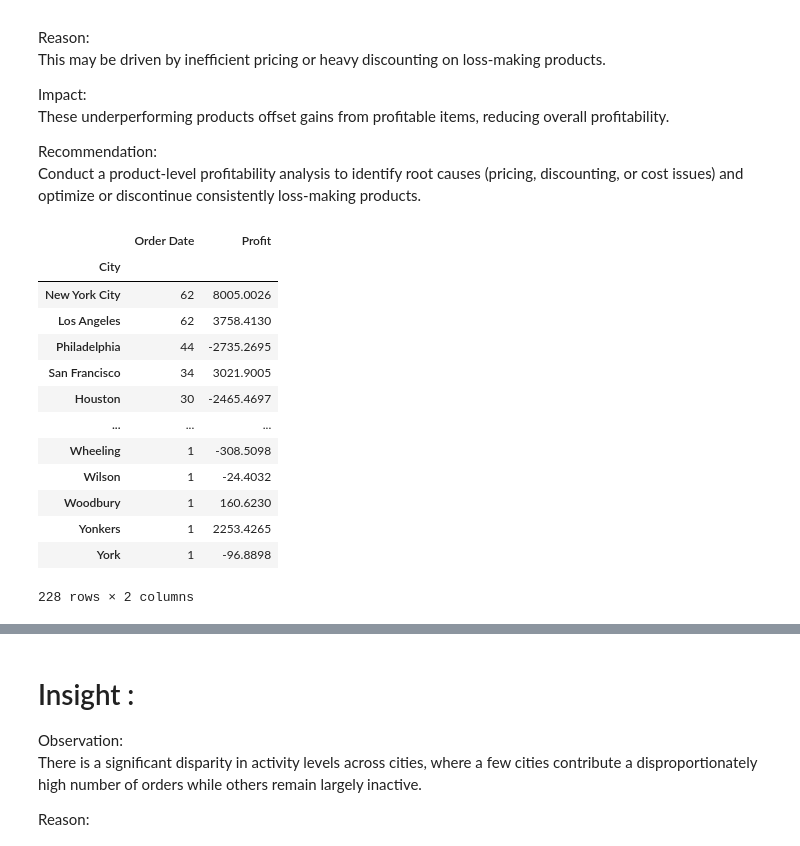
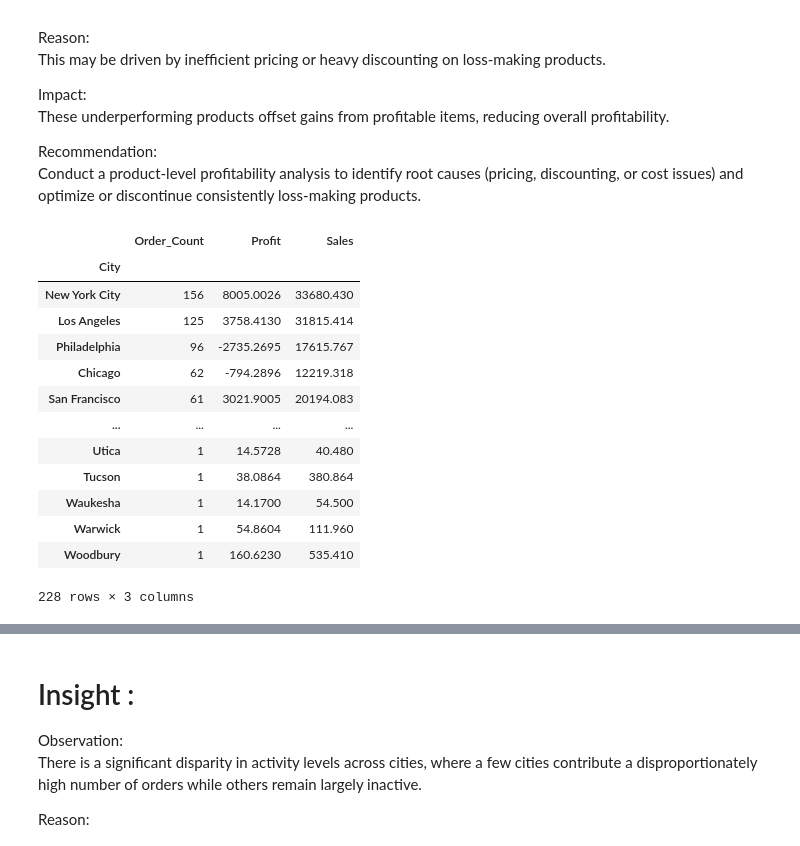
Before and after one commit to vyomvy/superstore-analysis, a Jupyter notebook: analysis.ipynb, the cells around one changed output, grey strips where cells are left out. Drawn from its saved outputs; the diff is of its cells as text; code cells hidden in the pictures.

```diff
--- a/analysis.ipynb
+++ b/analysis.ipynb
@@ -253,22 +278,25 @@ Recommendation:\
 Conduct a product-level profitability analysis to identify root causes (pricing, discounting, or cost issues) and optimize or discontinue consistently loss-making products.
 # %%
 df['Order Date'] = pd.to_datetime(df['Order Date'])
-df.groupby('City').agg({
-    'Order Date':'nunique',
-    'Profit':'sum'
-}).sort_values(by='Order Date',ascending=False)
+g=df.groupby('City').agg({
+    'Order_ID':'count',
+    'Profit':'sum',
+    'Sales':'sum'
+}).sort_values(by='Order_ID',ascending=False)
+g.rename(columns={'Order_ID':'Order_Count'},inplace='true')
+g
 # %% [output]
-|  | Order Date | Profit |
-| City |  |  |
-| New York City | 62 | 8005.0026 |
-| Los Angeles | 62 | 3758.4130 |
-| Philadelphia | 44 | -2735.2695 |
-| San Francisco | 34 | 3021.9005 |
-| Houston | 30 | -2465.4697 |
-| ... | ... | ... |
-| Wheeling | 1 | -308.5098 |
-| Wilson | 1 | -24.4032 |
-| Woodbury | 1 | 160.6230 |
-| Yonkers | 1 | 2253.4265 |
-| York | 1 | -96.8898 |
+|  | Order_Count | Profit | Sales |
+| City |  |  |  |
+| New York City | 156 | 8005.0026 | 33680.430 |
+| Los Angeles | 125 | 3758.4130 | 31815.414 |
+| Philadelphia | 96 | -2735.2695 | 17615.767 |
+| Chicago | 62 | -794.2896 | 12219.318 |
+| San Francisco | 61 | 3021.9005 | 20194.083 |
+| ... | ... | ... | ... |
+| Utica | 1 | 14.5728 | 40.480 |
+| Tucson | 1 | 38.0864 | 380.864 |
+| Waukesha | 1 | 14.1700 | 54.500 |
+| Warwick | 1 | 54.8604 | 111.960 |
+| Woodbury | 1 | 160.6230 | 535.410 |
-228 rows × 2 columns
+228 rows × 3 columns
```
Also changed, not shown: parts of 14 cells of this notebook.
